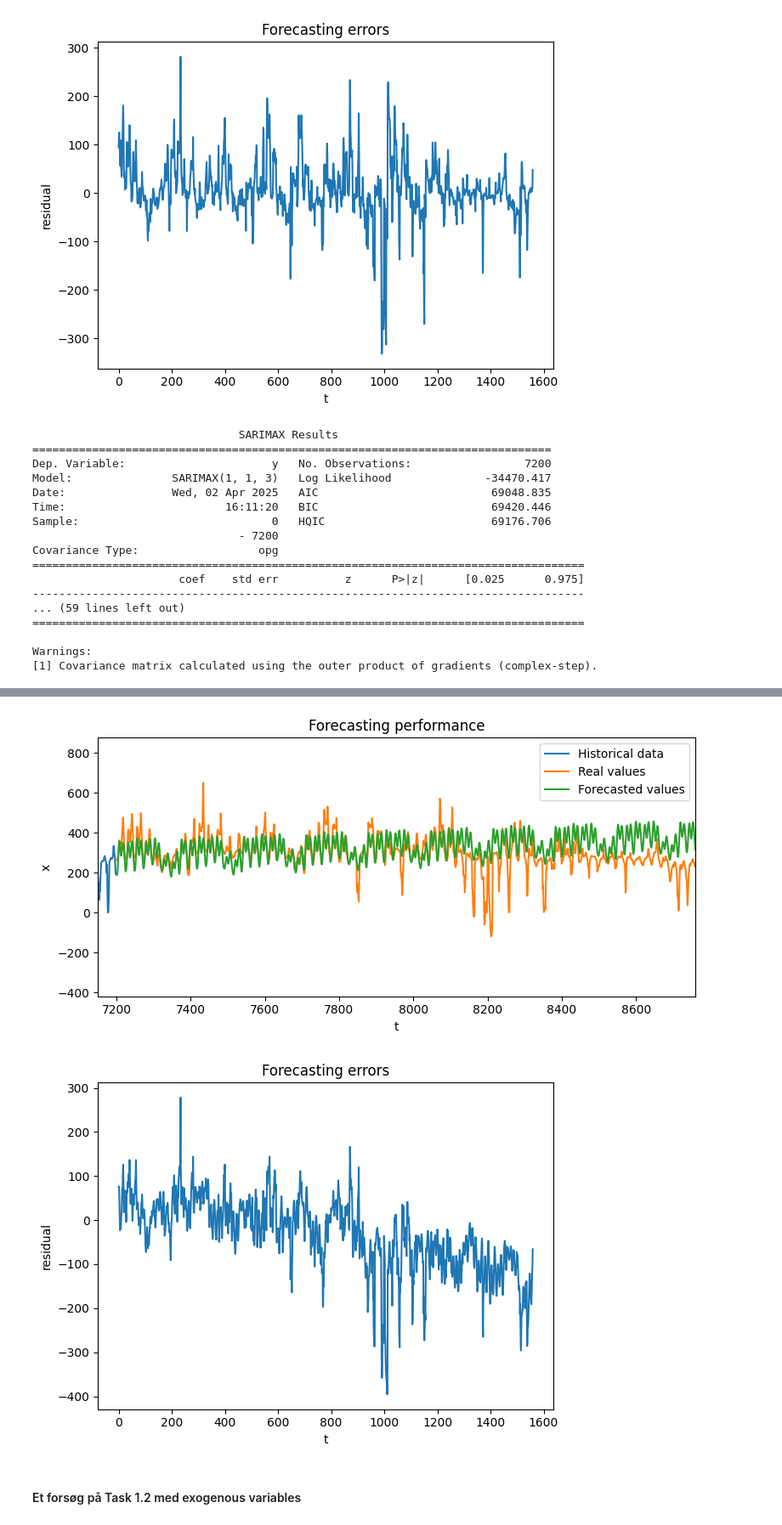
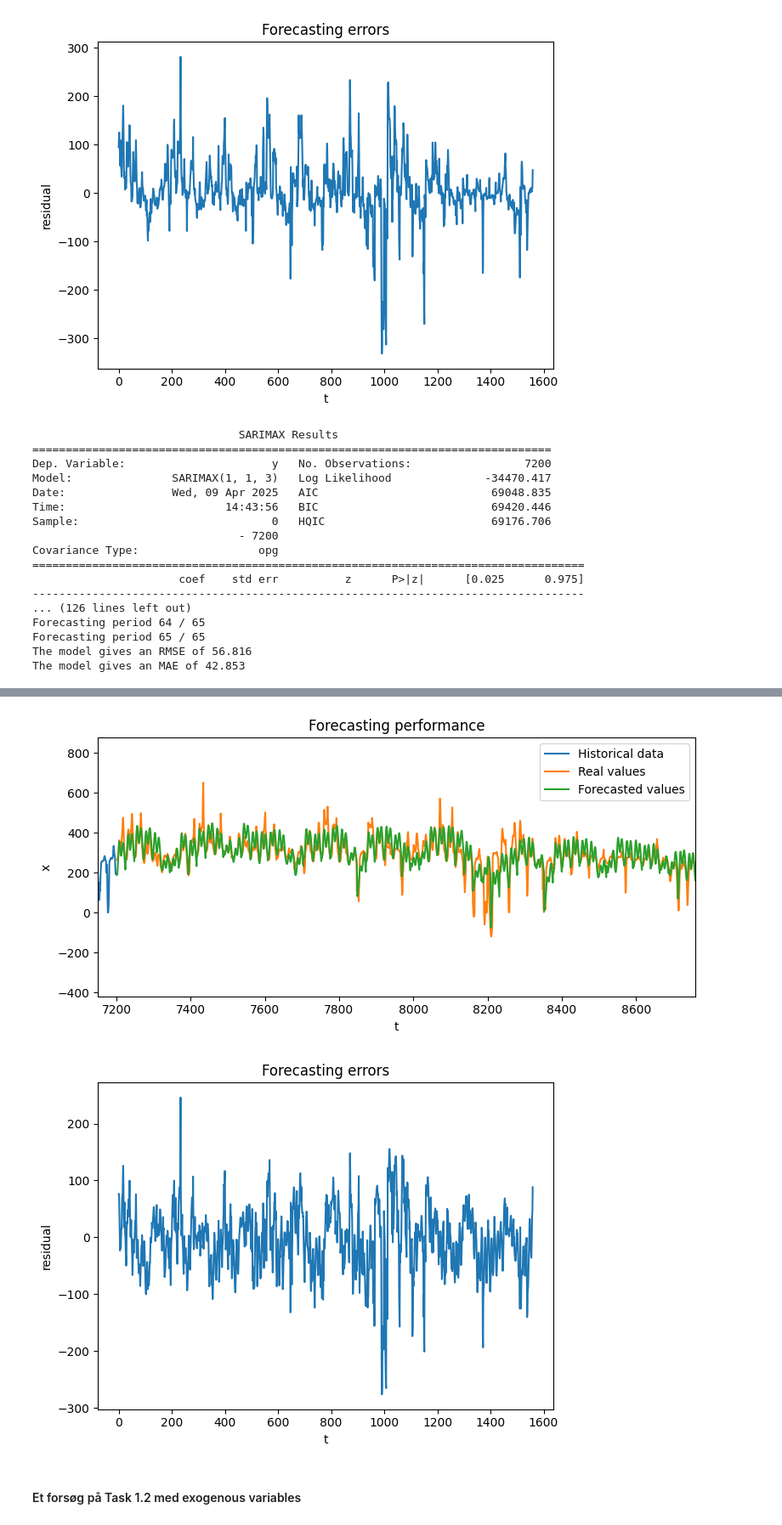
Before and after one commit to MortenHay/EnergyAnalytics, a Jupyter notebook: Assignment2/Aflevering-2.ipynb, the cells around one changed output, grey strips where cells are left out. Shown at 85% size. Saved outputs shown, nothing was run; the diff lists cells and outputs as text; code cells hidden in the pictures.

```diff
--- a/Assignment2/Aflevering-2.ipynb
+++ b/Assignment2/Aflevering-2.ipynb
@@ -398,23 +386,23 @@ Plotting(train, test, result)
 [figure]
 # %%
 model = Create_Fourier_Pipe(train, m=24*7, k=24)
-result = model.predict(n_periods=len(test))
+result = Forecaster(test, model, 24)
 Plotting(train, test, result)
 # %% [output]
                                SARIMAX Results
 ==============================================================================
 Dep. Variable:                      y   No. Observations:                 7200
 Model:               SARIMAX(1, 1, 3)   Log Likelihood              -34470.417
-Date:                Wed, 02 Apr 2025   AIC                          69048.835
-Time:                        16:11:20   BIC                          69420.446
+Date:                Wed, 09 Apr 2025   AIC                          69048.835
+Time:                        14:43:56   BIC                          69420.446
 Sample:                             0   HQIC                         69176.706
                                - 7200
 Covariance Type:                  opg
 ===================================================================================
                       coef    std err          z      P>|z|      [0.025      0.975]
 -----------------------------------------------------------------------------------
-... (59 lines left out)
-===================================================================================
-
-Warnings:
-[1] Covariance matrix calculated using the outer product of gradients (complex-step).
+... (126 lines left out)
+Forecasting period 64 / 65
+Forecasting period 65 / 65
+The model gives an RMSE of 56.816
+The model gives an MAE of 42.853
@@ -422,5 +410,5 @@ Warnings:
-[figure, old version]
+[figure, new version]
-[figure, old version]
+[figure, new version]
 # %% [markdown]
 #### Et forsøg på Task 1.2 med exogenous variables
 # %% [markdown]
```
Also changed, not shown: parts of 4 cells of this notebook.
